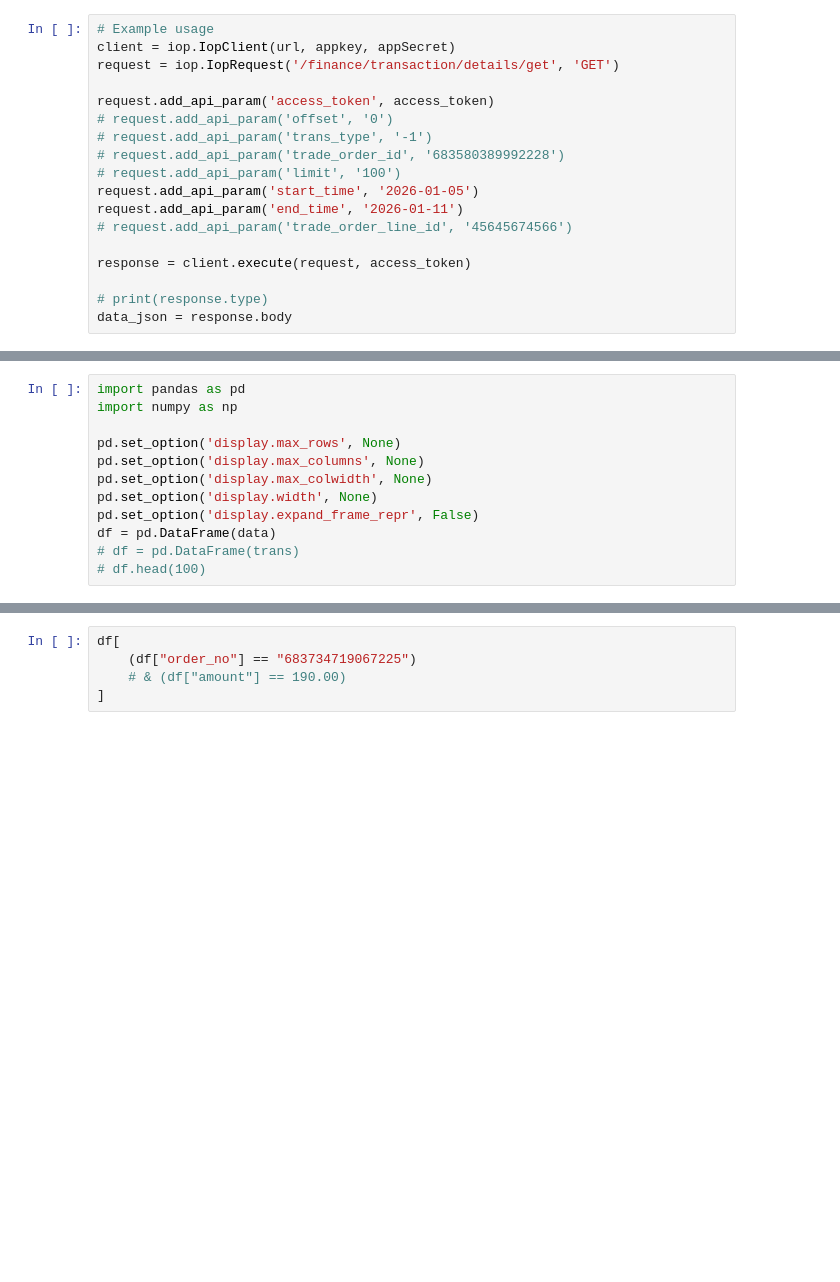
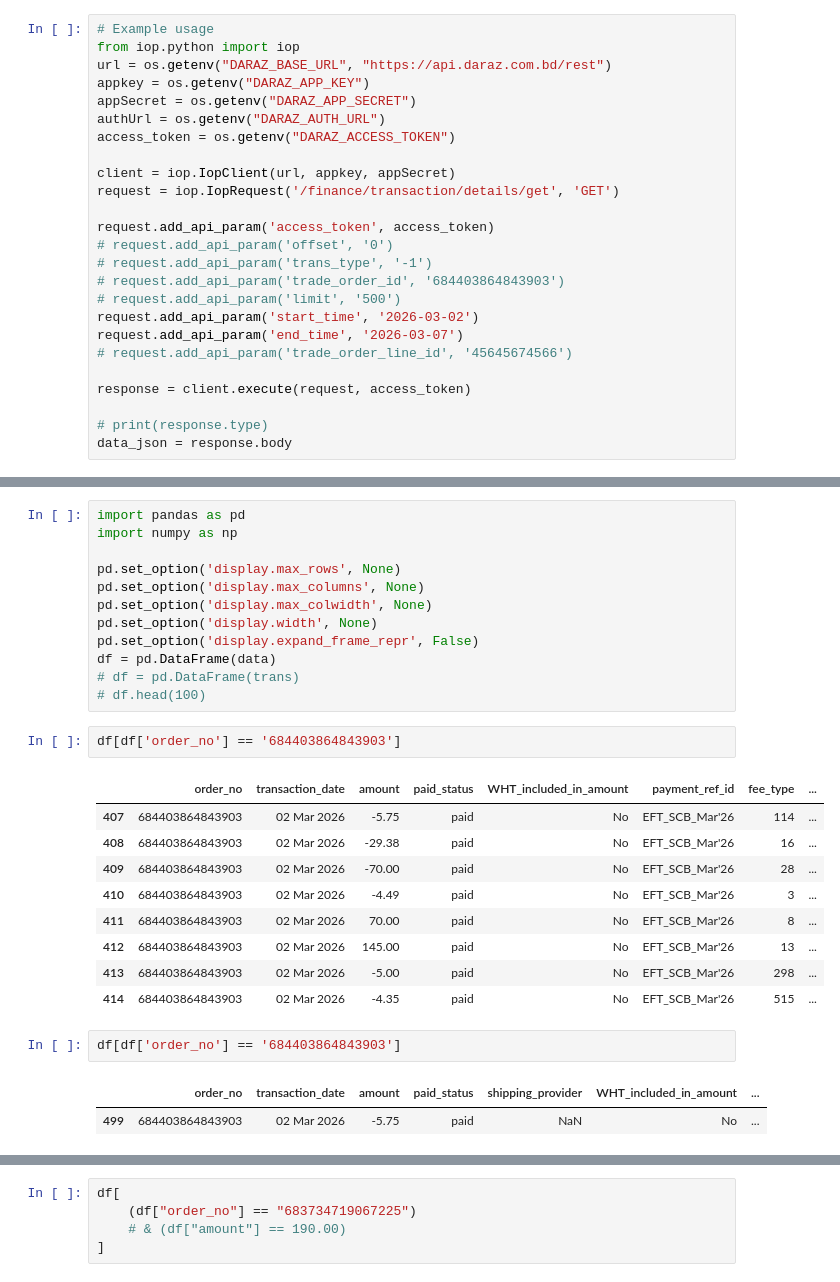
Before and after one commit to FarhanAbsar/daraz_py, a Jupyter notebook: dev.ipynb, the cells around one changed output, grey strips where cells are left out. Drawn from its saved outputs; the diff is of its cells as text; blank space fills up the shorter version.

```diff
--- a/dev.ipynb
+++ b/dev.ipynb
@@ -33,16 +60,23 @@ True
 ## full code
 # %%
 # Example usage
+from iop.python import iop
+url = os.getenv("DARAZ_BASE_URL", "https://api.daraz.com.bd/rest")
+appkey = os.getenv("DARAZ_APP_KEY")
+appSecret = os.getenv("DARAZ_APP_SECRET")
+authUrl = os.getenv("DARAZ_AUTH_URL")
+access_token = os.getenv("DARAZ_ACCESS_TOKEN")
+
 client = iop.IopClient(url, appkey, appSecret)
 request = iop.IopRequest('/finance/transaction/details/get', 'GET')
 
 request.add_api_param('access_token', access_token)
 # request.add_api_param('offset', '0')
 # request.add_api_param('trans_type', '-1')
-# request.add_api_param('trade_order_id', '683580389992228')
-# request.add_api_param('limit', '100')
-request.add_api_param('start_time', '2026-01-05')
-request.add_api_param('end_time', '2026-01-11')
+# request.add_api_param('trade_order_id', '684403864843903')
+# request.add_api_param('limit', '500')
+request.add_api_param('start_time', '2026-03-02')
+request.add_api_param('end_time', '2026-03-07')
 # request.add_api_param('trade_order_line_id', '45645674566')
 
 response = client.execute(request, access_token)
@@ -65,5 +101,22 @@ pd.set_option('display.expand_frame_repr', False)
 df = pd.DataFrame(data)
 # df = pd.DataFrame(trans)
 # df.head(100)
+# %%
+df[df['order_no'] == '684403864843903']
+# %% [output]
+|  | order_no | transaction_date | amount | paid_status | WHT_included_in_amount | payment_ref_id | fee_type | ... |
+| 407 | 684403864843903 | 02 Mar 2026 | -5.75 | paid | No | EFT_SCB_Mar'26 | 114 | ... |
+| 408 | 684403864843903 | 02 Mar 2026 | -29.38 | paid | No | EFT_SCB_Mar'26 | 16 | ... |
+| 409 | 684403864843903 | 02 Mar 2026 | -70.00 | paid | No | EFT_SCB_Mar'26 | 28 | ... |
+| 410 | 684403864843903 | 02 Mar 2026 | -4.49 | paid | No | EFT_SCB_Mar'26 | 3 | ... |
+| 411 | 684403864843903 | 02 Mar 2026 | 70.00 | paid | No | EFT_SCB_Mar'26 | 8 | ... |
+| 412 | 684403864843903 | 02 Mar 2026 | 145.00 | paid | No | EFT_SCB_Mar'26 | 13 | ... |
+| 413 | 684403864843903 | 02 Mar 2026 | -5.00 | paid | No | EFT_SCB_Mar'26 | 298 | ... |
+| 414 | 684403864843903 | 02 Mar 2026 | -4.35 | paid | No | EFT_SCB_Mar'26 | 515 | ... |
+# %%
+df[df['order_no'] == '684403864843903']
+# %% [output]
+|  | order_no | transaction_date | amount | paid_status | shipping_provider | WHT_included_in_amount | ... |
+| 499 | 684403864843903 | 02 Mar 2026 | -5.75 | paid | NaN | No | ... |
 # %%
 df[df['fee_type'] == '13']
```
Also changed, not shown: parts of 11 cells of this notebook, 1 other file.
